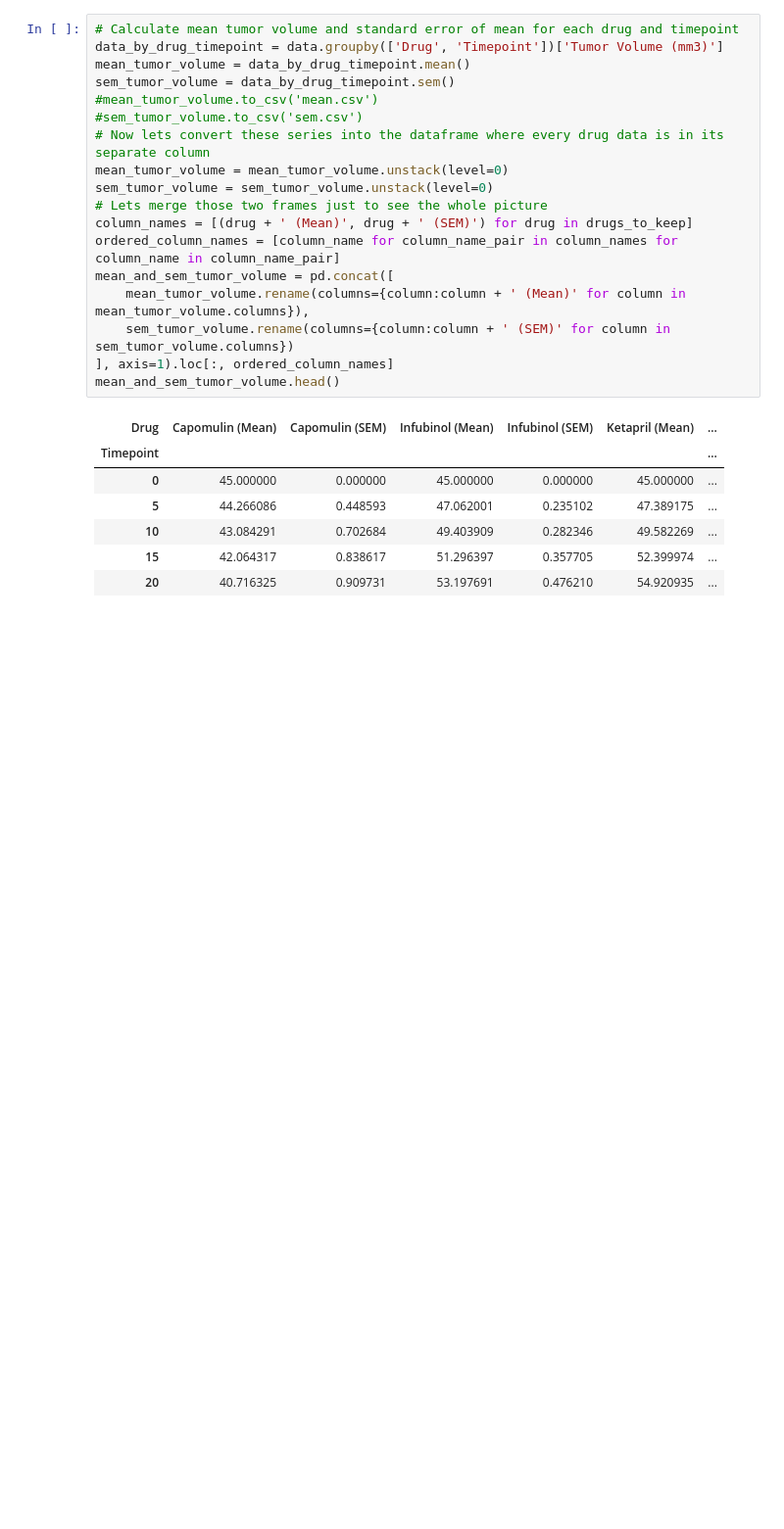
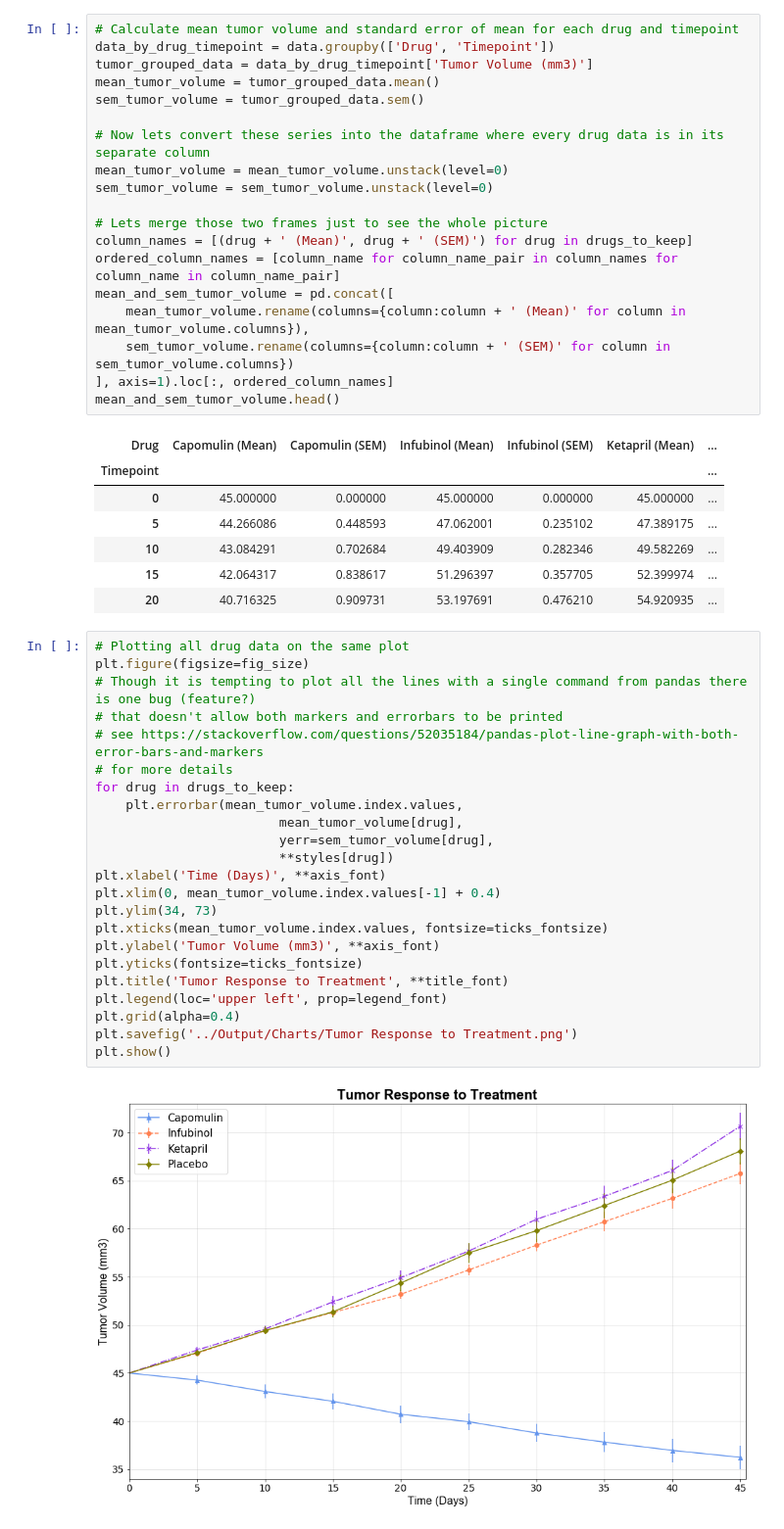
Before and after one commit to Demarsch/data-analytics-bootcamp, a Jupyter notebook: 05 - The Power of Plots/Code/Pymaceuticals.ipynb, the cells around one changed output. Shown at 98% size. Cells and saved outputs as stored; diff of their text form; blank space fills up the shorter version.

```diff
--- a/05 - The Power of Plots/Code/Pymaceuticals.ipynb
+++ b/05 - The Power of Plots/Code/Pymaceuticals.ipynb
@@ -49,13 +65,14 @@ No empty values in dataframe
 # %%
 # Calculate mean tumor volume and standard error of mean for each drug and timepoint
-data_by_drug_timepoint = data.groupby(['Drug', 'Timepoint'])['Tumor Volume (mm3)']
-mean_tumor_volume = data_by_drug_timepoint.mean()
-sem_tumor_volume = data_by_drug_timepoint.sem()
-#mean_tumor_volume.to_csv('mean.csv')
-#sem_tumor_volume.to_csv('sem.csv')
+data_by_drug_timepoint = data.groupby(['Drug', 'Timepoint'])
+tumor_grouped_data = data_by_drug_timepoint['Tumor Volume (mm3)']
+mean_tumor_volume = tumor_grouped_data.mean()
+sem_tumor_volume = tumor_grouped_data.sem()
+
 # Now lets convert these series into the dataframe where every drug data is in its separate column
 mean_tumor_volume = mean_tumor_volume.unstack(level=0)
 sem_tumor_volume = sem_tumor_volume.unstack(level=0)
+
 # Lets merge those two frames just to see the whole picture
 column_names = [(drug + ' (Mean)', drug + ' (SEM)') for drug in drugs_to_keep]
 ordered_column_names = [column_name for column_name_pair in column_names for column_name in column_name_pair]
@@ -72,3 +89,28 @@ mean_and_sem_tumor_volume.head()
 | 10 | 43.084291 | 0.702684 | 49.403909 | 0.282346 | 49.582269 | ... |
 | 15 | 42.064317 | 0.838617 | 51.296397 | 0.357705 | 52.399974 | ... |
 | 20 | 40.716325 | 0.909731 | 53.197691 | 0.476210 | 54.920935 | ... |
+# %%
+# Plotting all drug data on the same plot
+plt.figure(figsize=fig_size)
+# Though it is tempting to plot all the lines with a single command from pandas there is one bug (feature?)
+# that doesn't allow both markers and errorbars to be printed
+# see https://stackoverflow.com/questions/52035184/pandas-plot-line-graph-with-both-error-bars-and-markers
+# for more details
+for drug in drugs_to_keep:
+    plt.errorbar(mean_tumor_volume.index.values,
+                        mean_tumor_volume[drug],
+                        yerr=sem_tumor_volume[drug],
+                        **styles[drug])
+plt.xlabel('Time (Days)', **axis_font)
+plt.xlim(0, mean_tumor_volume.index.values[-1] + 0.4)
+plt.ylim(34, 73)
+plt.xticks(mean_tumor_volume.index.values, fontsize=ticks_fontsize)
+plt.ylabel('Tumor Volume (mm3)', **axis_font)
+plt.yticks(fontsize=ticks_fontsize)
+plt.title('Tumor Response to Treatment', **title_font)
+plt.legend(loc='upper left', prop=legend_font)
+plt.grid(alpha=0.4)
+plt.savefig('../Output/Charts/Tumor Response to Treatment.png')
+plt.show()
+# %% [output]
+[figure, added]
```
Also changed, not shown: parts of 37 cells of this notebook, 4 other files.
